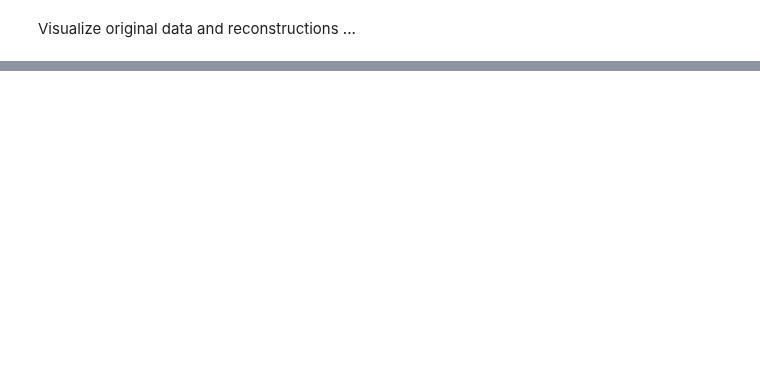
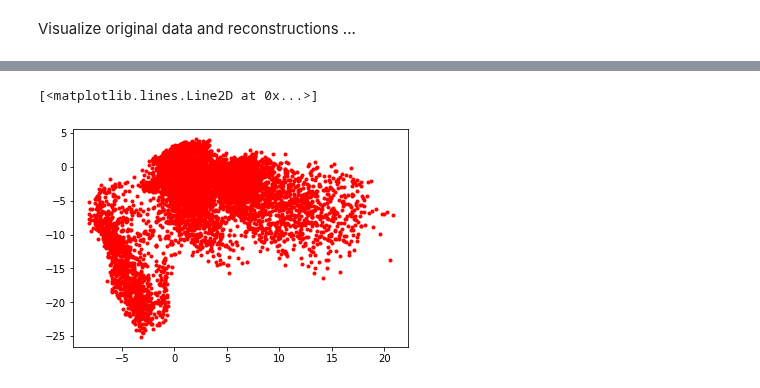
Before and after one commit to rkwitt/teaching, a Jupyter notebook: WS1819/CV/material/code/AutoEncodingArch.ipynb, the cells around one changed output, grey strips where cells are left out. Saved outputs shown, nothing was run; the diff lists cells and outputs as text; code cells hidden in the pictures; blank space fills up the shorter version.

```diff
--- a/WS1819/CV/material/code/AutoEncodingArch.ipynb
+++ b/WS1819/CV/material/code/AutoEncodingArch.ipynb
@@ -170,0 +200,14 @@ show(make_grid(R.view((128,1,28,28))[0:10,:,:,:].detach().cpu(), padding=1))
+# %%
+latents = []
+model.eval()
+for x, y in test_loader:
+    with torch.no_grad():
+        z, R = model(x)
+        latents.append(z.detach().numpy())
+# %%
+X = torch.tensor(np.concatenate(latents),dtype=torch.float32)
+# %%
+plt.plot(X[:,0].numpy(), X[:,1].numpy(),'r.')
+# %% [output]
+[<matplotlib.lines.Line2D at 0x...>]
+[figure, added]
```
Also changed, not shown: parts of 9 cells of this notebook, 2 other files.
